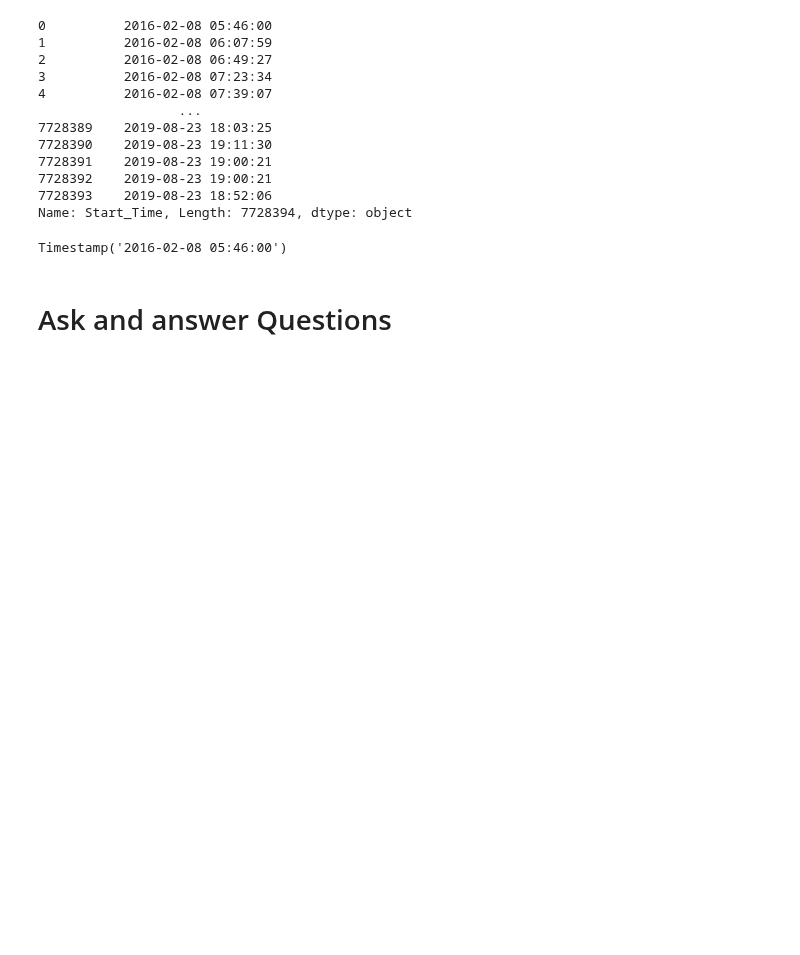
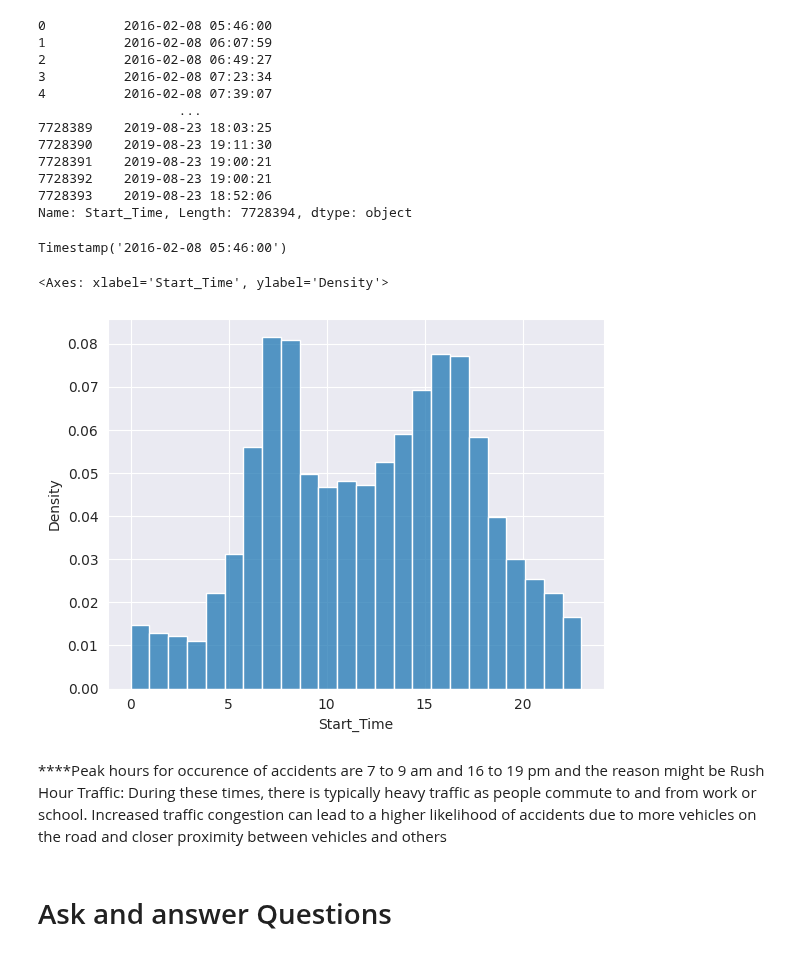
Before and after one commit to SanjilaGangaju/ExploratoryDataAnalysis_usingPython, a Jupyter notebook: us-accidents-eda.ipynb, the cells around one changed output. Saved outputs shown, nothing was run; the diff lists cells and outputs as text; code cells hidden in the pictures; blank space fills up the shorter version.

Commit message:
Kaggle Notebook | US_Accidents_EDA | Version 4

```diff
--- a/us-accidents-eda.ipynb
+++ b/us-accidents-eda.ipynb
@@ -266,6 +266,15 @@ data['Start_Time'] = pd.to_datetime(data['Start_Time'], format='%Y-%m-%d %H:%M:%
 data.Start_Time[0]
 # %% [output]
 Timestamp('2016-02-08 05:46:00')
+# %%
+sns.histplot(data['Start_Time'].dt.hour, bins=24, kde=False, stat='density')
+# %% [output]
+<Axes: xlabel='Start_Time', ylabel='Density'>
+[figure, added]
+# %% [markdown]
+****Peak hours for occurence of accidents are 7 to 9 am and 16 to 19 pm
+and the reason might be
+Rush Hour Traffic: During these times, there is typically heavy traffic as people commute to and from work or school. Increased traffic congestion can lead to a higher likelihood of accidents due to more vehicles on the road and closer proximity between vehicles and others
 # %% [markdown]
 # Ask and answer Questions
 # %% [markdown]
```
